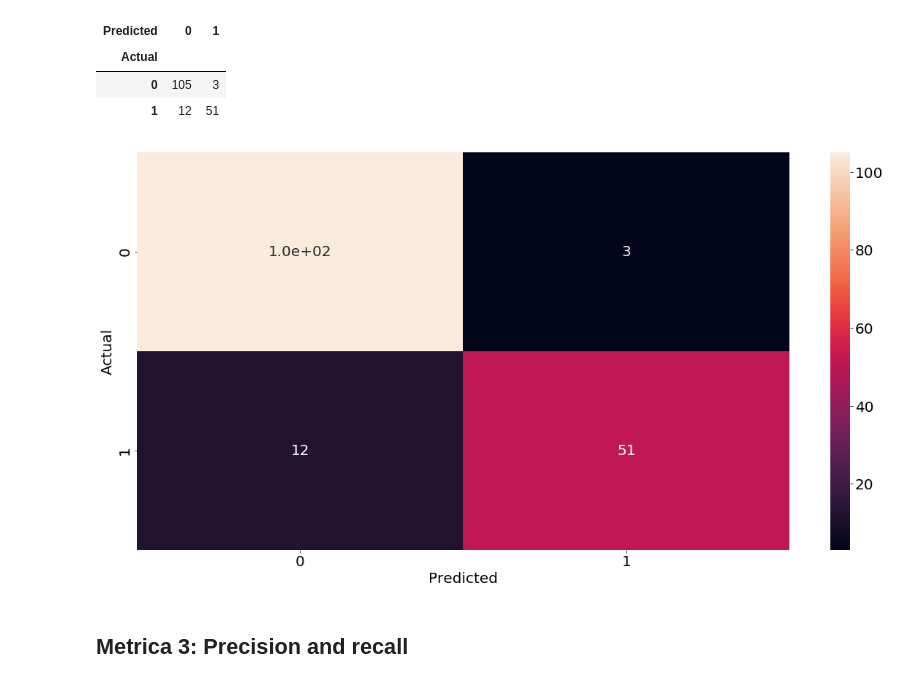
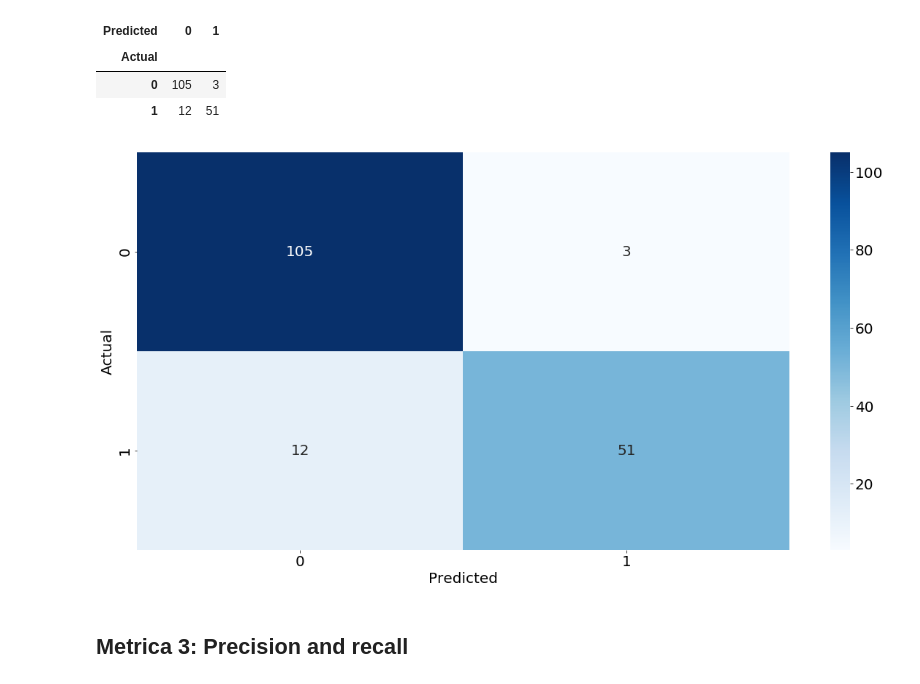
Before and after one commit to StaticVoidGabo/intro_to_machine_learning, a Jupyter notebook: 3.1-2-regresion-logistica.ipynb, the cells around one changed output. Drawn from its saved outputs; the diff is of its cells as text; code cells hidden in the pictures.

```diff
--- a/3.1-2-regresion-logistica.ipynb
+++ b/3.1-2-regresion-logistica.ipynb
@@ -208,10 +209,10 @@ cm_df
 | 0 | 105 | 3 |
 | 1 | 12 | 51 |
 # %%
-sns.heatmap(cm_df,annot=True)
+sns.heatmap(cm_df, annot=True, cmap='Blues', fmt='g')
 plt.show()
 # %% [output]
-[figure, old version]
+[figure, new version]
 # %% [markdown]
 ## Metrica 3: Precision and recall
 # %%
```
Also changed, not shown: parts of 2 cells of this notebook, 1 other file.
